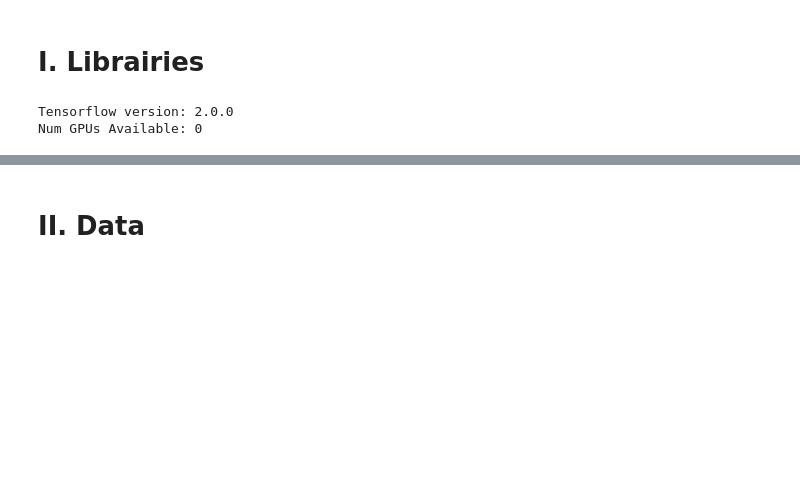
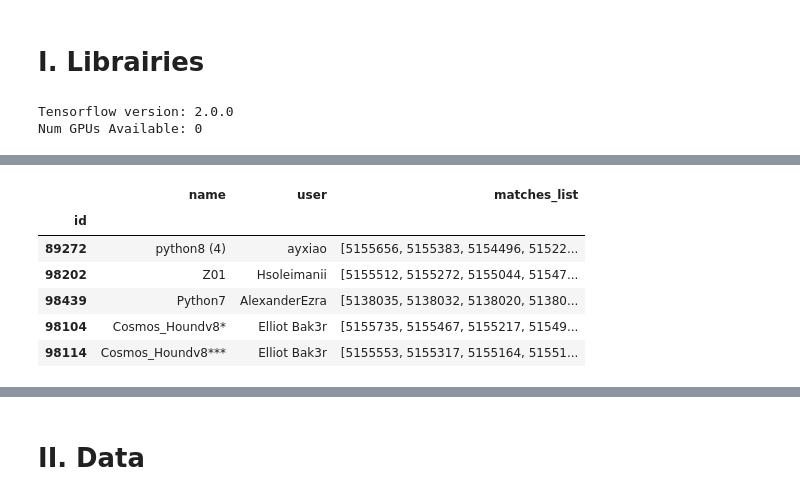
Before and after one commit to EtWnn/AlphaTerminal, a Jupyter notebook: single_eagle_training.ipynb, the cells around one changed output, grey strips where cells are left out. Saved outputs shown, nothing was run; the diff lists cells and outputs as text; code cells hidden in the pictures; blank space fills up the shorter version.

```diff
--- a/single_eagle_training.ipynb
+++ b/single_eagle_training.ipynb
@@ -25,0 +37,11 @@ random_seed = 42
+# %%
+dataframe = pd.read_pickle("./tables/pkl/algos_table.pkl")
+dataframe.head()
+# %% [output]
+|  | name | user | matches_list |
+| id |  |  |  |
+| 89272 | python8 (4) | ayxiao | [5155656, 5155383, 5154496, 51522... |
+| 98202 | Z01 | Hsoleimanii | [5155512, 5155272, 5155044, 51547... |
+| 98439 | Python7 | AlexanderEzra | [5138035, 5138032, 5138020, 51380... |
+| 98104 | Cosmos_Houndv8* | Elliot Bak3r | [5155735, 5155467, 5155217, 51549... |
+| 98114 | Cosmos_Houndv8*** | Elliot Bak3r | [5155553, 5155317, 5155164, 51551... |
```
Also changed, not shown: parts of 4 cells of this notebook, 3 other files.
